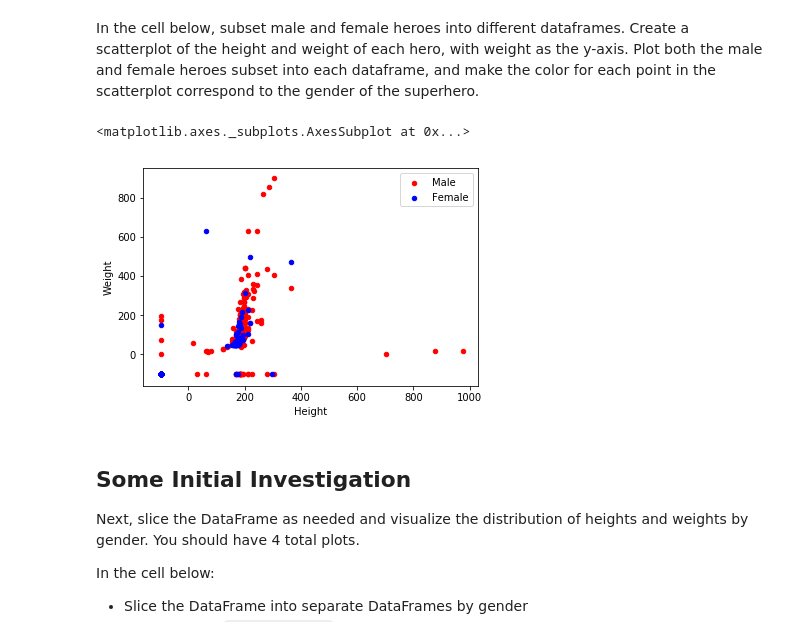
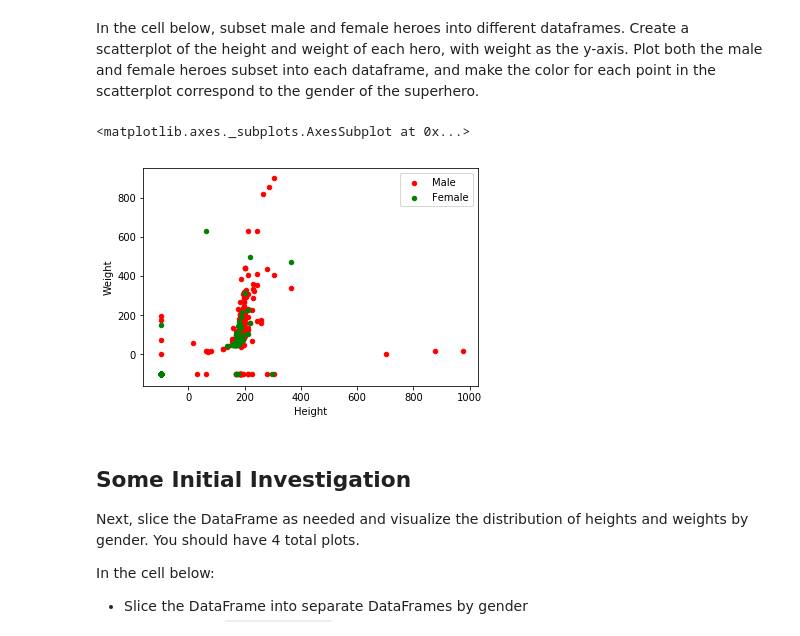
Before and after one commit to zazuetaz/dsc-data-cleaning-project-online-ds-pt-071519, a Jupyter notebook: index.ipynb, the cells around one changed output. Drawn from its saved outputs; the diff is of its cells as text; code cells hidden in the pictures.

```diff
--- a/index.ipynb
+++ b/index.ipynb
@@ -262,12 +262,12 @@ In the cell below, subset male and female heroes into different dataframes.  Cre
 # %%
 maleheroes = heroes_df[heroes_df['Gender'] == 'Male']
 femaleheroes = heroes_df[heroes_df['Gender'] == 'Female']
 
 ax = maleheroes.plot.scatter(x='Height', y='Weight', c="r",label="Male")
-femaleheroes.plot.scatter(x='Height', y='Weight',c="b", label="Female", ax=ax)
+femaleheroes.plot.scatter(x='Height', y='Weight',c="green", label="Female", ax=ax)
 # %% [output]
 <matplotlib.axes._subplots.AxesSubplot at 0x...>
-[figure, old version]
+[figure, new version]
 # %% [markdown]
 ## Some Initial Investigation
 
```
Also changed, not shown: parts of 20 cells of this notebook.
